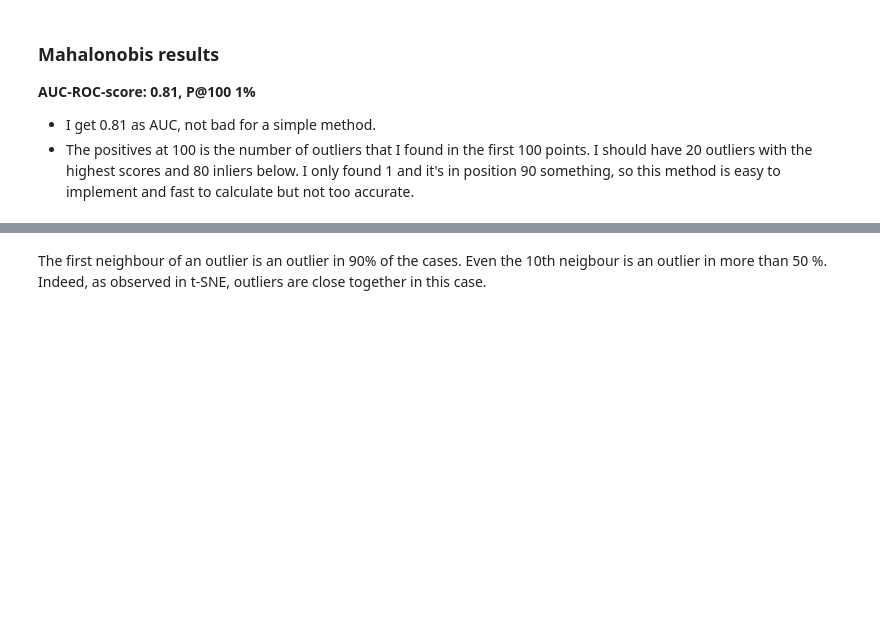
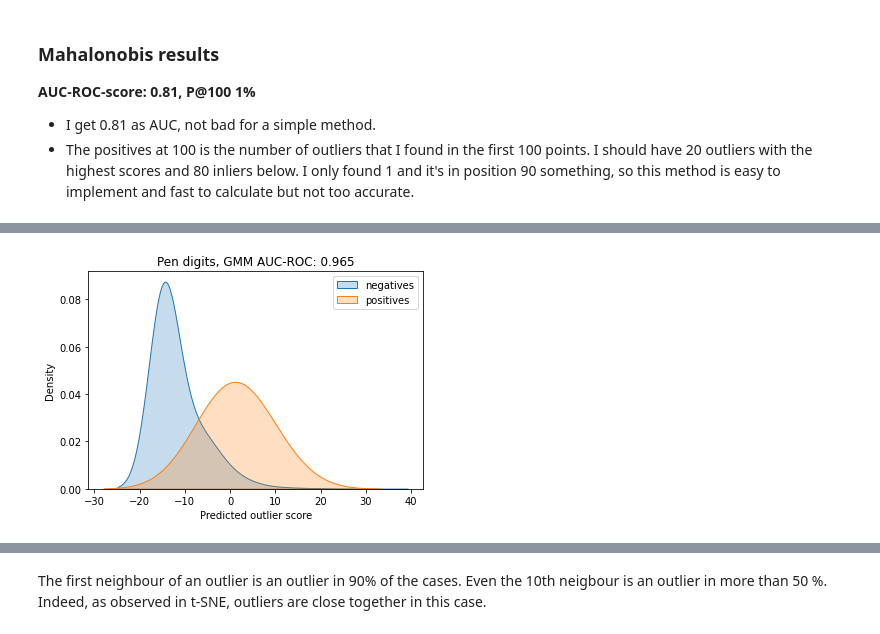
Before and after one commit to DrAlexSanz/amld2021-unsupervised, a Jupyter notebook: Alex_solutions.ipynb, the cells around one changed output, grey strips where cells are left out. Saved outputs shown, nothing was run; the diff lists cells and outputs as text; code cells hidden in the pictures; blank space fills up the shorter version.

```diff
--- a/Alex_solutions.ipynb
+++ b/Alex_solutions.ipynb
@@ -215,6 +220,8 @@ gmm_scores = - gmm.score_samples(x_pen)
 # %%
 gmm_scores = np.clip(gmm_scores, -15, 50)
 # %%
-res = plot_outlier_scores(y_pen, gmm_scores, bw_adjust=4, title='Pen digits, Mahalonobis (GMM)')
+res = plot_outlier_scores(y_pen, gmm_scores, bw_adjust=4, title='Pen digits, GMM')
+# %% [output]
+[figure, added]
 # %%
 res = plot_top_N(y_pen.values, gmm_scores)
```
Also changed, not shown: parts of 30 cells of this notebook.
